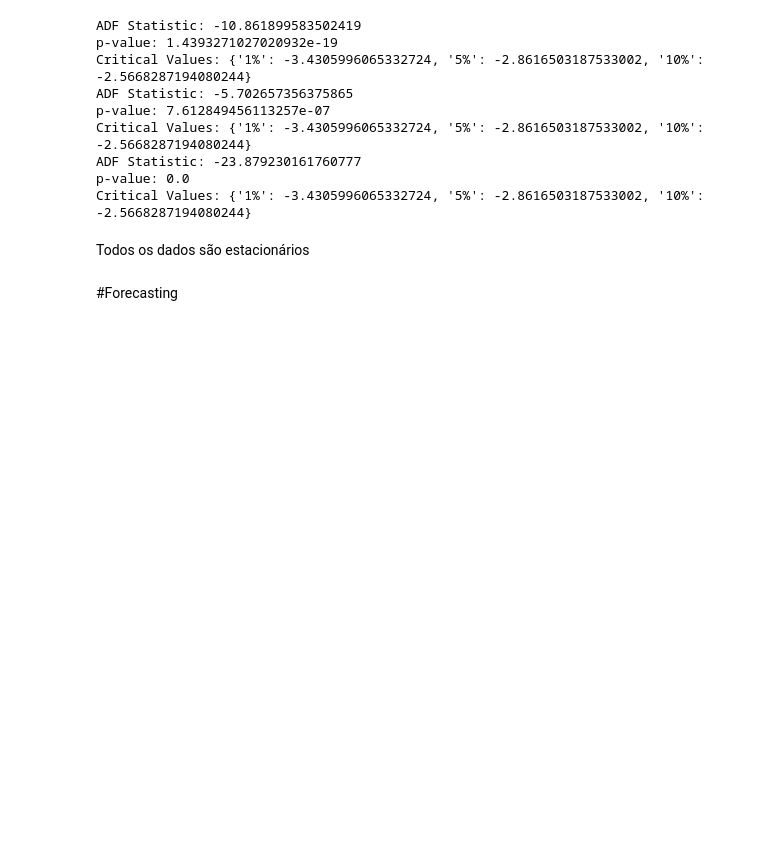
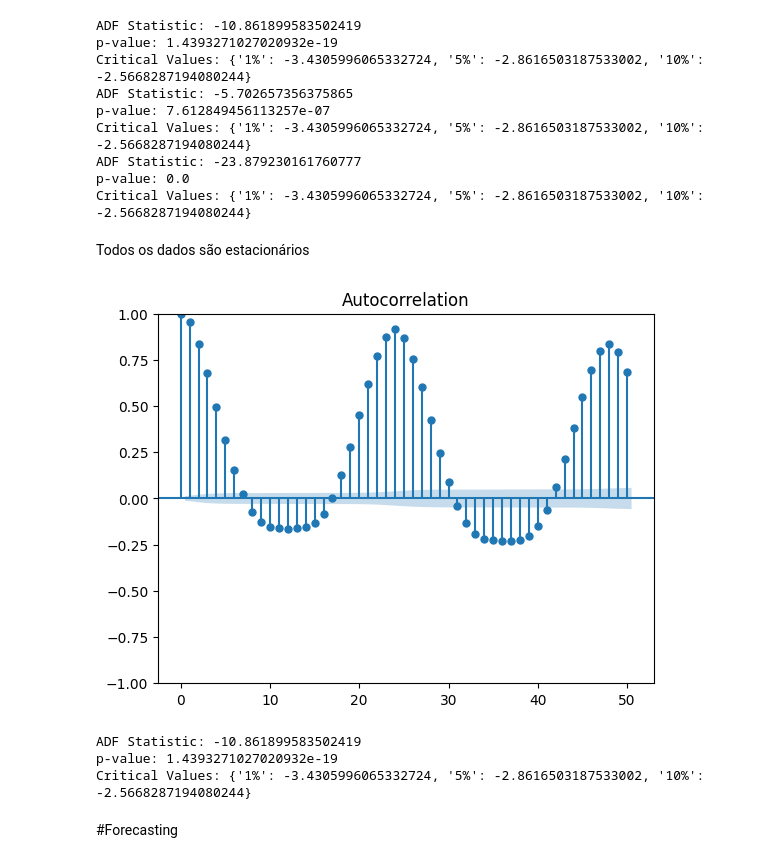
Before and after one commit to tassiogomes/MINDD-ISEP, a Jupyter notebook: Project2_v2.ipynb, the cells around one changed output. Cells and saved outputs as stored; diff of their text form; code cells hidden in the pictures; blank space fills up the shorter version.

```diff
--- a/Project2_v2.ipynb
+++ b/Project2_v2.ipynb
@@ -577,5 +577,25 @@ p-value: 0.0
 Critical Values: {'1%': -3.4305996065332724, '5%': -2.8616503187533002, '10%': -2.5668287194080244}
 # %% [markdown]
 Todos os dados são estacionários
+# %%
+from statsmodels.graphics.tsaplots import plot_acf
+
+# Plotar o gráfico de autocorrelação
+plot_acf(df['load'], lags=50)
+plt.show()
+# %% [output]
+[figure, added]
+# %%
+from statsmodels.tsa.stattools import adfuller
+
+# Teste ADF
+result = adfuller(df['load'])
+print('ADF Statistic:', result[0])
+print('p-value:', result[1])
+print('Critical Values:', result[4])
+# %% [output]
+ADF Statistic: -10.861899583502419
+p-value: 1.4393271027020932e-19
+Critical Values: {'1%': -3.4305996065332724, '5%': -2.8616503187533002, '10%': -2.5668287194080244}
 # %% [markdown]
 #Forecasting
```
